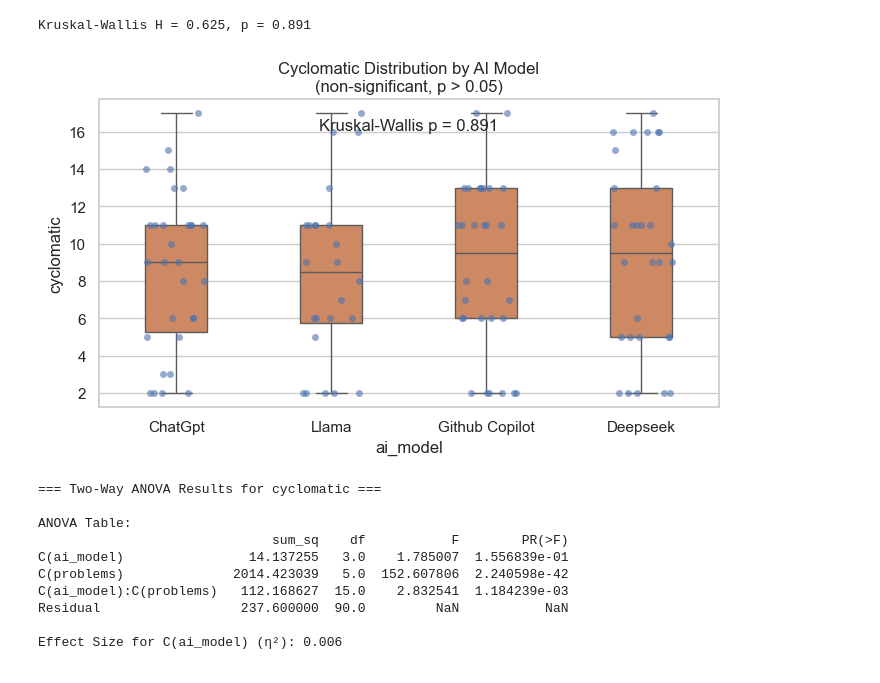
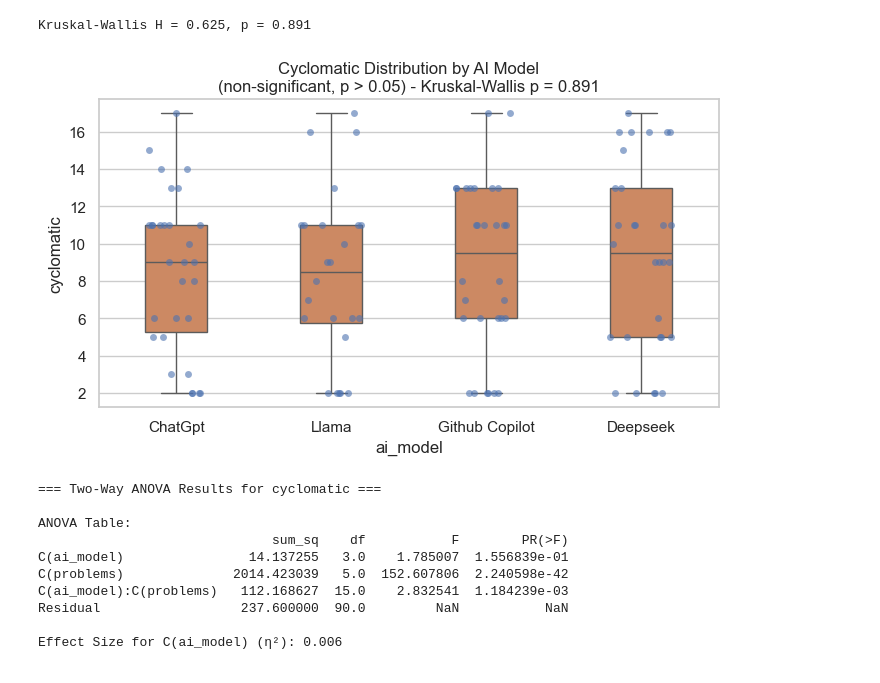
Before and after one commit to rajvi-collab/ANOVA_analysis_LLMs, a Jupyter notebook: Anova_Analysis.ipynb, the cells around one changed output. Cells and saved outputs as stored; diff of their text form; code cells hidden in the pictures.

```diff
--- a/Anova_Analysis.ipynb
+++ b/Anova_Analysis.ipynb
@@ -367,12 +367,11 @@ Kruskal-Wallis H = 0.625, p = 0.891
 # %%
 plt.figure(figsize=(8,4))
 sns.stripplot(x='ai_model', y='cyclomatic', data=df, jitter=0.2, alpha=0.6)
 sns.boxplot(x='ai_model', y='cyclomatic', data=df, showfliers=False, width=0.4)
-plt.title("Cyclomatic Distribution by AI Model\n(non-significant, p > 0.05)")
-plt.text(0.5, 0.9, "Kruskal-Wallis p = 0.891", ha='center', transform=plt.gca().transAxes)
+plt.title("Cyclomatic Distribution by AI Model\n(non-significant, p > 0.05) - Kruskal-Wallis p = 0.891")
 plt.show()
 # %% [output]
-[figure, old version]
+[figure, new version]
 # %%
 two_way_anova(df, 'cyclomatic')
 # %% [output]
```
Also changed, not shown: parts of 7 cells of this notebook.
